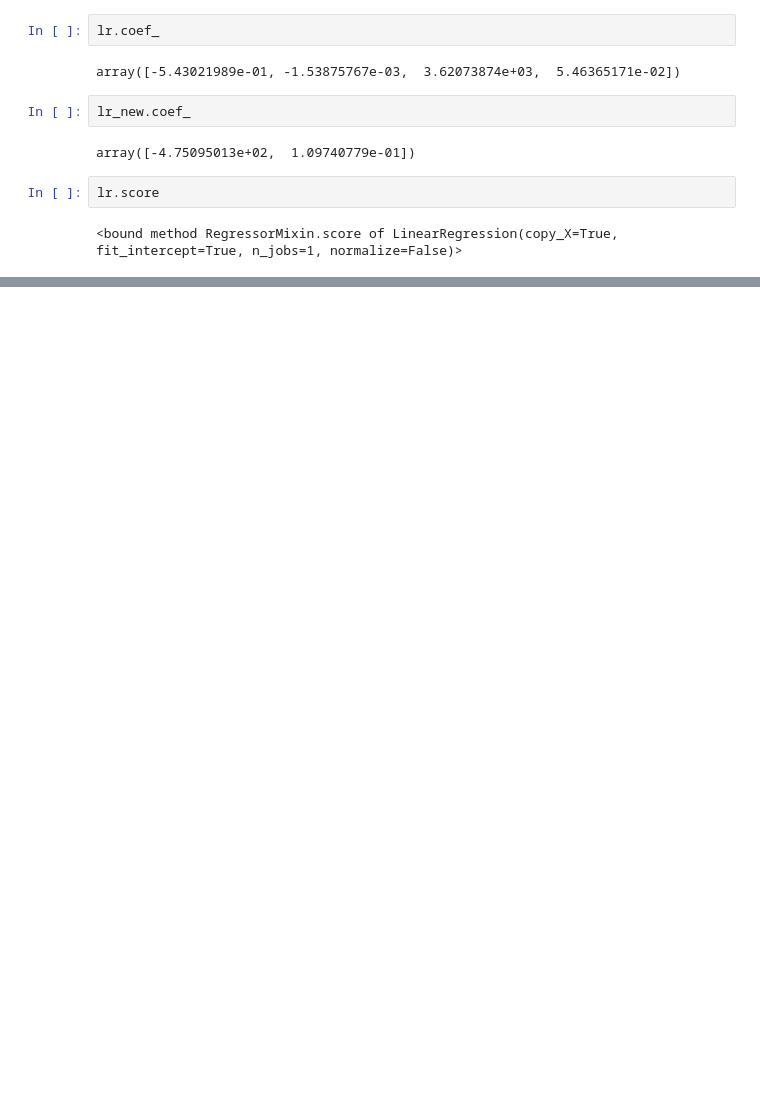
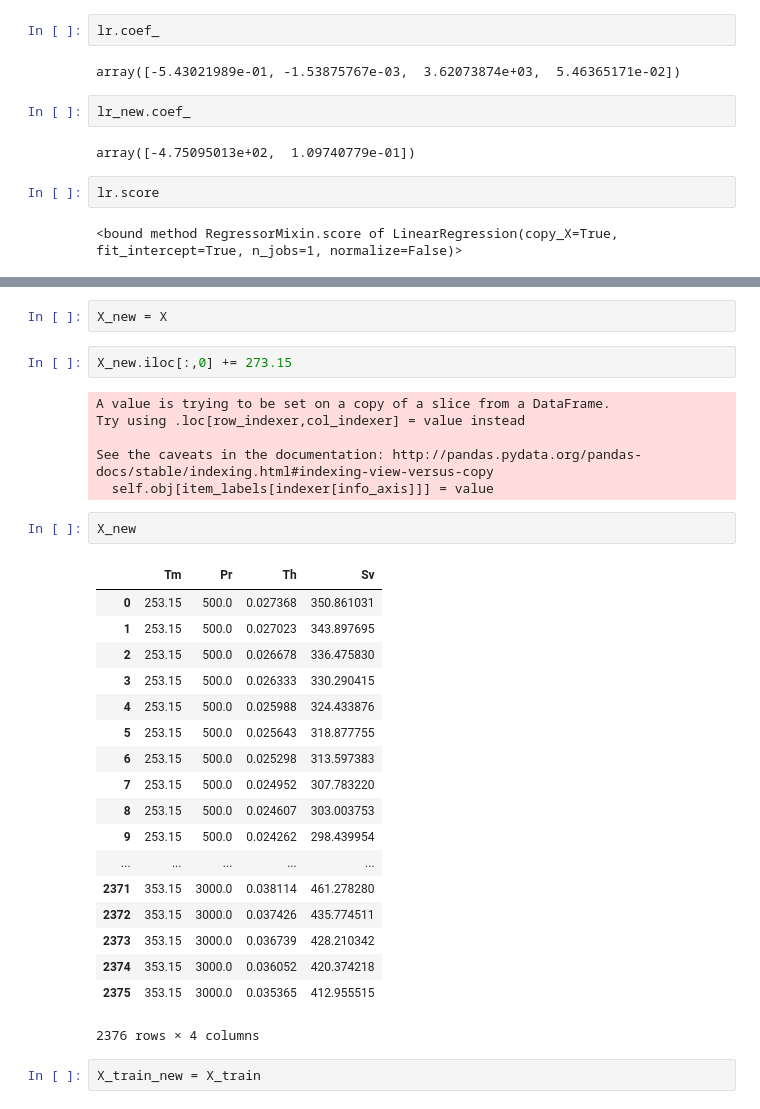
Before and after one commit to rishabhsharma22/CPSC-483-Machine-Learning, a Jupyter notebook: Linear Model.ipynb, the cells around one changed output, grey strips where cells are left out. Drawn from its saved outputs; the diff is of its cells as text; blank space fills up the shorter version.

```diff
--- a/Linear Model.ipynb
+++ b/Linear Model.ipynb
@@ -378,0 +400,33 @@ lr.score
+# %%
+X_new = X
+# %%
+X_new.iloc[:,0] += 273.15
+# %% [output]
+A value is trying to be set on a copy of a slice from a DataFrame.
+Try using .loc[row_indexer,col_indexer] = value instead
+
+See the caveats in the documentation: http://pandas.pydata.org/pandas-docs/stable/indexing.html#indexing-view-versus-copy
+  self.obj[item_labels[indexer[info_axis]]] = value
+# %%
+X_new
+# %% [output]
+|  | Tm | Pr | Th | Sv |
+| 0 | 253.15 | 500.0 | 0.027368 | 350.861031 |
+| 1 | 253.15 | 500.0 | 0.027023 | 343.897695 |
+| 2 | 253.15 | 500.0 | 0.026678 | 336.475830 |
+| 3 | 253.15 | 500.0 | 0.026333 | 330.290415 |
+| 4 | 253.15 | 500.0 | 0.025988 | 324.433876 |
+| 5 | 253.15 | 500.0 | 0.025643 | 318.877755 |
+| 6 | 253.15 | 500.0 | 0.025298 | 313.597383 |
+| 7 | 253.15 | 500.0 | 0.024952 | 307.783220 |
+| 8 | 253.15 | 500.0 | 0.024607 | 303.003753 |
+| 9 | 253.15 | 500.0 | 0.024262 | 298.439954 |
+| ... | ... | ... | ... | ... |
+| 2371 | 353.15 | 3000.0 | 0.038114 | 461.278280 |
+| 2372 | 353.15 | 3000.0 | 0.037426 | 435.774511 |
+| 2373 | 353.15 | 3000.0 | 0.036739 | 428.210342 |
+| 2374 | 353.15 | 3000.0 | 0.036052 | 420.374218 |
+| 2375 | 353.15 | 3000.0 | 0.035365 | 412.955515 |
+2376 rows × 4 columns
+# %%
+X_train_new = X_train
```
Also changed, not shown: parts of 17 cells of this notebook, 1 other file.
